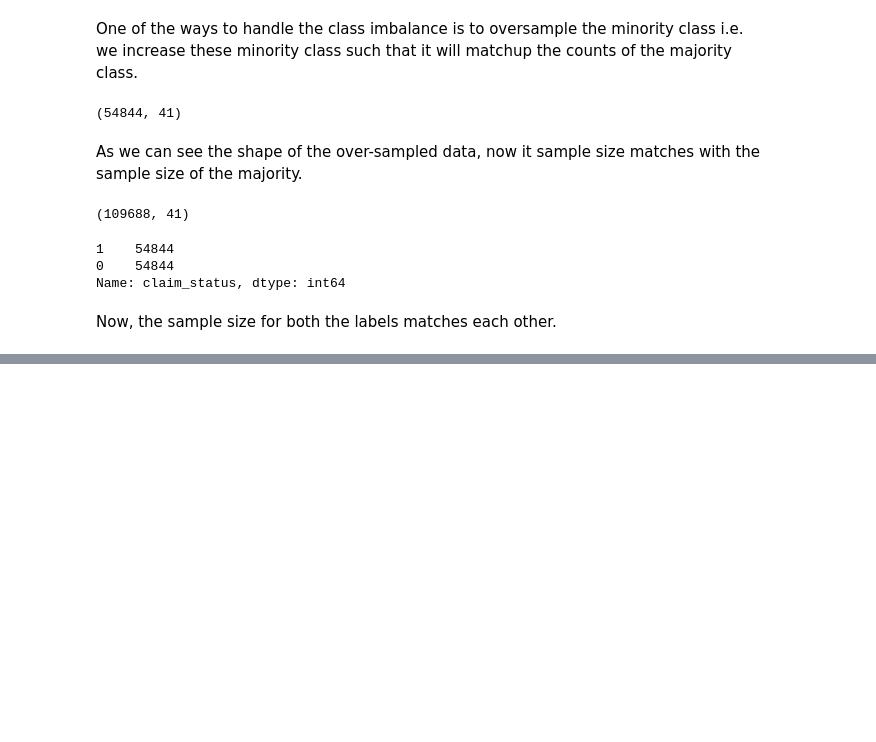
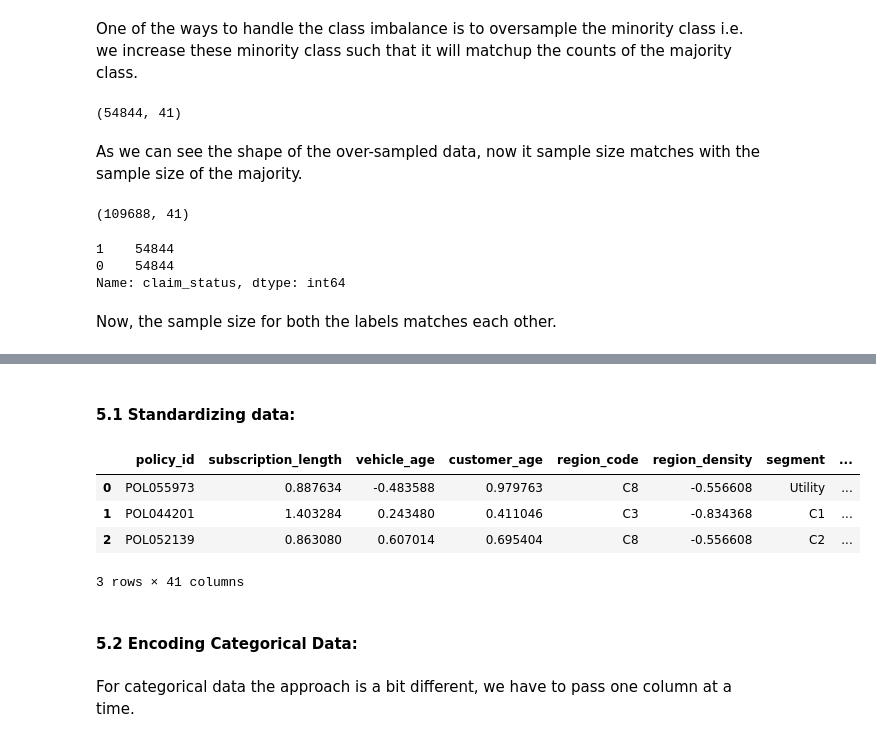
Before and after one commit to Nishan-k/Classification-on-Imbalanced-Data, a Jupyter notebook: Classification on Imbalanced Dataset.ipynb, the cells around one changed output, grey strips where cells are left out. Saved outputs shown, nothing was run; the diff lists cells and outputs as text; code cells hidden in the pictures; blank space fills up the shorter version.

```diff
--- a/Classification on Imbalanced Dataset.ipynb
+++ b/Classification on Imbalanced Dataset.ipynb
@@ -259,0 +267,21 @@ plt.show()
+# %% [markdown]
+#### 5.1 Standardizing data:
+# %%
+numerical_features = oversampled_data.select_dtypes(include=['int64', 'float64'])
+
+scaler = StandardScaler()
+normalized_numerical_features = scaler.fit_transform(numerical_features)
+
+oversampled_data[numerical_features.columns] = normalized_numerical_features
+# %%
+oversampled_data.head(3)
+# %% [output]
+|  | policy_id | subscription_length | vehicle_age | customer_age | region_code | region_density | segment | ... |
+| 0 | POL055973 | 0.887634 | -0.483588 | 0.979763 | C8 | -0.556608 | Utility | ... |
+| 1 | POL044201 | 1.403284 | 0.243480 | 0.411046 | C3 | -0.834368 | C1 | ... |
+| 2 | POL052139 | 0.863080 | 0.607014 | 0.695404 | C8 | -0.556608 | C2 | ... |
+3 rows × 41 columns
+# %% [markdown]
+#### 5.2 Encoding Categorical Data:
+# %% [markdown]
+For categorical data the approach is a bit different, we have to pass one column at a time.
```
Also changed, not shown: parts of 21 cells of this notebook, 3 other files.
